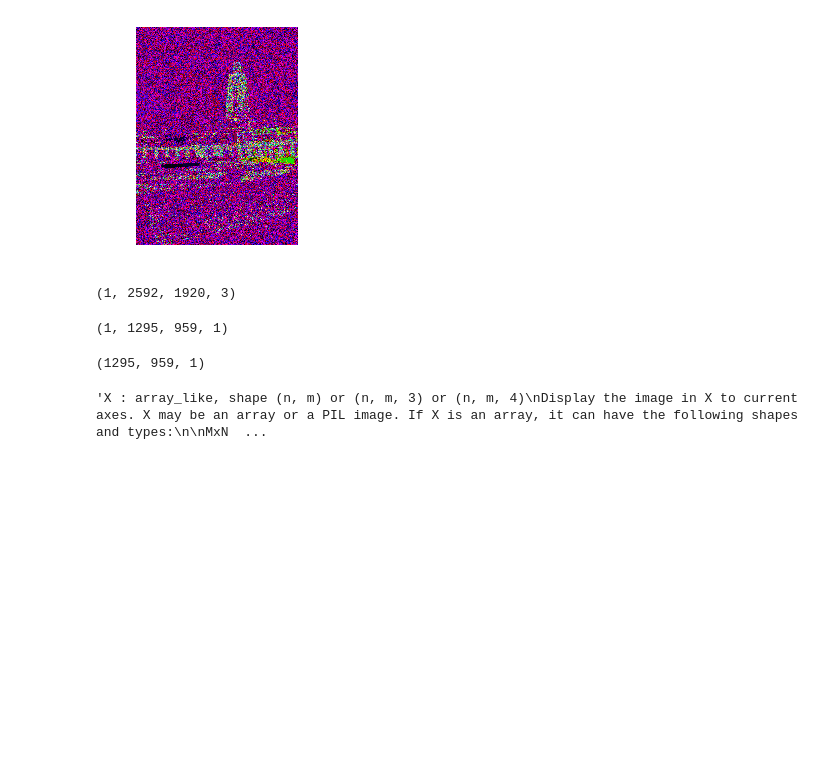
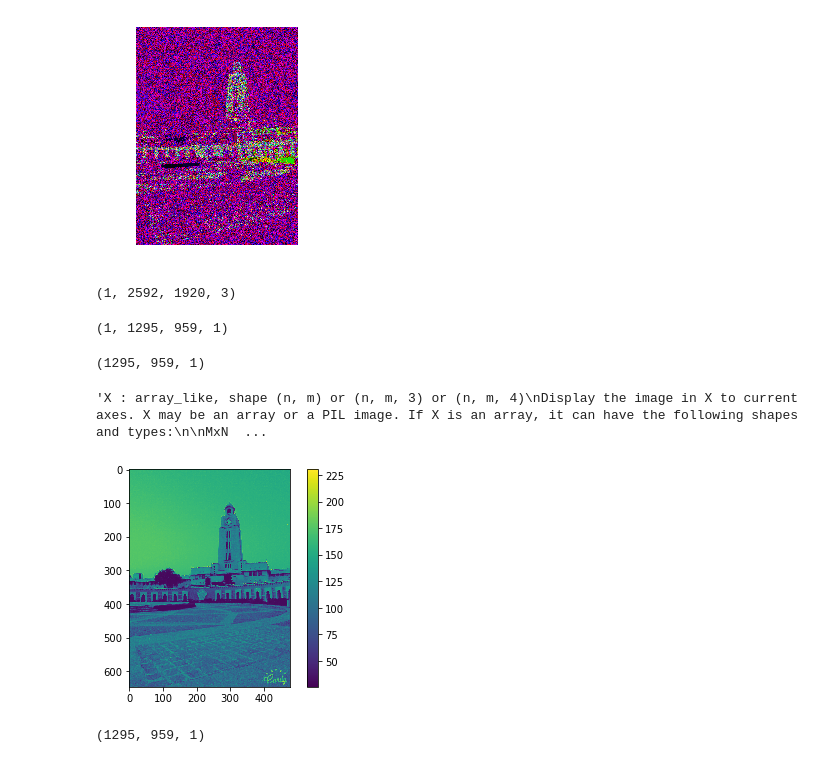
Before and after one commit to abhilash97/Images-and-Networks, a Jupyter notebook: Visualizing Layers and Edges/covNet .ipynb, the cells around one changed output. Saved outputs shown, nothing was run; the diff lists cells and outputs as text; code cells hidden in the pictures; blank space fills up the shorter version.

```diff
--- a/Visualizing Layers and Edges/covNet .ipynb
+++ b/Visualizing Layers and Edges/covNet .ipynb
@@ -139,3 +139,8 @@ Elements of RGB and RGBA arrays represent pixels of an MxN image. All values sho
 # %%
 #reshaping c1
 c1 = c1.reshape(c1.shape[:2])
+# %%
+plt.imshow(c1)
+plt.colorbar();
+# %% [output]
+[figure, added]
@@ -141,0 +160,4 @@ c1 = c1.reshape(c1.shape[:2])
+# %%
+c2.shape
+# %% [output]
+(1295, 959, 1)
```
Also changed, not shown: parts of 7 cells of this notebook.
